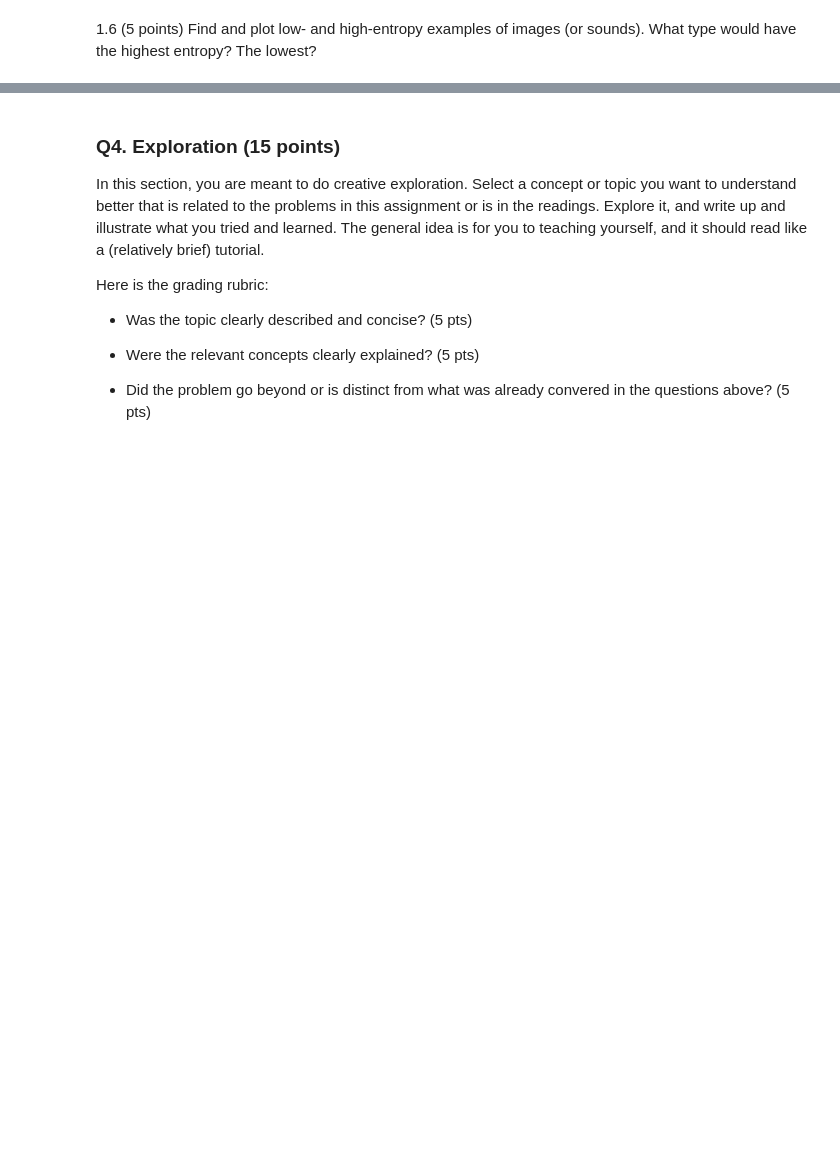
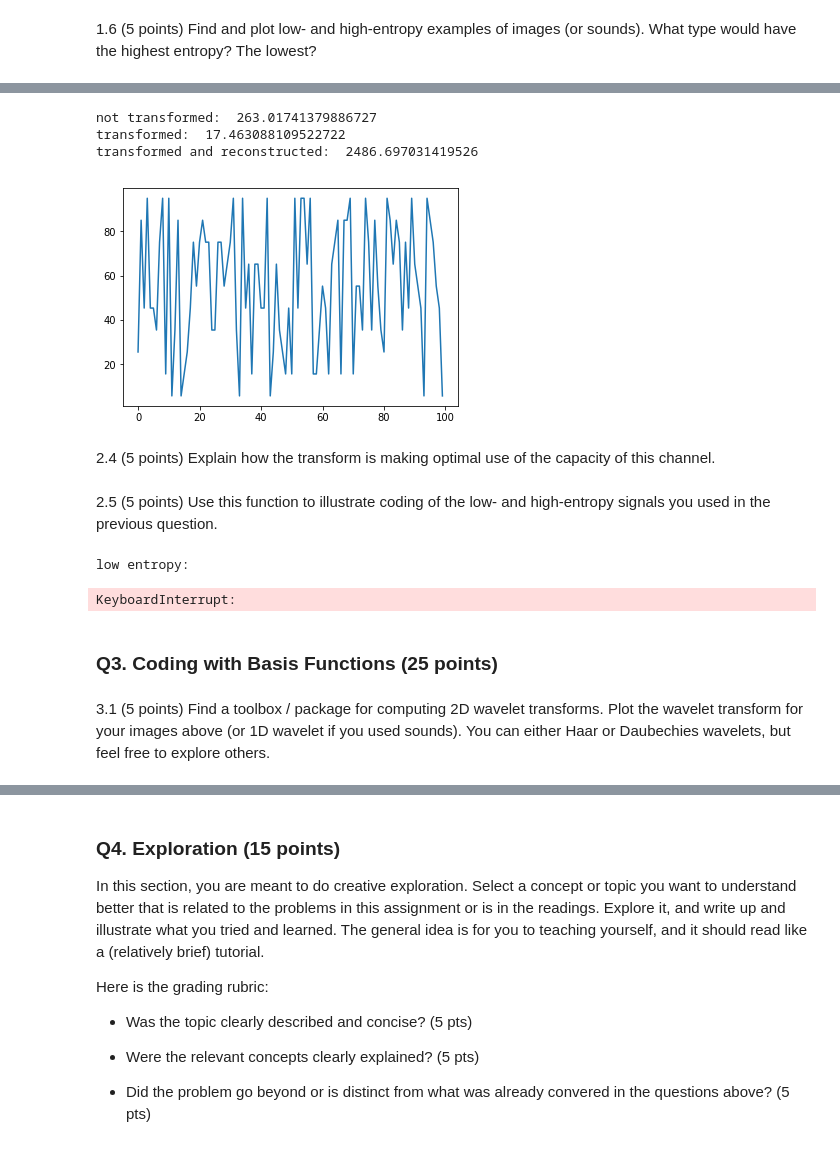
Before and after one commit to brennanmcfarland/computational-perception-class, a Jupyter notebook: CP-A2-bfm21.ipynb, the cells around one changed output, grey strips where cells are left out. Saved outputs shown, nothing was run; the diff lists cells and outputs as text; code cells hidden in the pictures; blank space fills up the shorter version.

```diff
--- a/CP-A2-bfm21.ipynb
+++ b/CP-A2-bfm21.ipynb
@@ -162,0 +181,3 @@ lowest entropy: pure noise?
+# %%
+def compute_reconstruction_error(signal, quantized_signal):
+    return np.sum(np.abs(signal-quantized_signal))
@@ -162,0 +190,38 @@ lowest entropy: pure noise?
+# %%
+# the log function actually works pretty well, so we'll just use that
+def transform_signal(signal_in):
+    signal = np.copy(signal_in)
+    return np.log2(signal)
+    #signal.sort()
+    #for s, sample in enumerate(signal):
+    #    if signal[s] != 0:
+    #        signal[s] *= s/len(signal)/signal[s]
+    #return signal
+
+def inverse_transform_signal(signal_in):
+    signal = np.copy(signal_in)
+    #return signal
+    return np.square(signal)
+# %%
+test_signal = np.random.uniform(0, 100, 100)
+#print(test_signal)
+quantized_test_signal = quantize(test_signal, 10)
+transformed_test_signal = transform_signal(test_signal)
+#print(transformed_test_signal)
+quantized_transformed_test_signal = quantize(transformed_test_signal, 10)
+quantized_reconstructed_test_signal = inverse_transform_signal(quantized_transformed_test_signal)
+plt.plot(quantized_test_signal)
+print("not transformed: ", compute_reconstruction_error(test_signal, quantized_test_signal))
+# TODO: is this right now? the transformed quantized relative to transformed is consistently lower, but not reconstructed
+# this may be what is meant, or maybe just good enough, in which case delete the last print statement
+print("transformed: ", compute_reconstruction_error(transformed_test_signal, quantized_transformed_test_signal))
+print("transformed and reconstructed: ", compute_reconstruction_error(test_signal, quantized_reconstructed_test_signal))
+# %% [output]
+not transformed:  263.01741379886727
+transformed:  17.463088109522722
+transformed and reconstructed:  2486.697031419526
+[figure, added]
+# %% [markdown]
+2.4 (5 points) Explain how the transform is making optimal use of the capacity of this channel.
+# %% [markdown]
+2.5 (5 points) Use this function to illustrate coding of the low- and high-entropy signals you used in the previous question.
@@ -162,0 +236,22 @@ lowest entropy: pure noise?
+# %%
+print('low entropy:')
+path = 'data/IMG_0697.JPG'
+img = imread(path).flatten()
+transformed_img = transform_signal(img)
+quantized_transformed_img = quantize(transformed_img, 10)
+# TODO: make sure this consistent with above
+print('reconstruction error: ', compute_reconstruction_error(transformed_img, quantized_transformed_img))
+print('high entropy:')
+path = 'data/intro_img.png'
+img = imread(path).flatten()
+transformed_img = transform_signal(img)
+quantized_transformed_img = quantize(transformed_img, 10)
+# TODO: make sure this consistent with above
+print('reconstruction error: ', compute_reconstruction_error(transformed_img, quantized_transformed_img))
+# %% [output]
+low entropy:
+KeyboardInterrupt:
+# %% [markdown]
+### Q3. Coding with Basis Functions (25 points)
+# %% [markdown]
+3.1 (5 points) Find a toolbox / package for computing 2D wavelet transforms.  Plot the wavelet transform for your images above (or 1D wavelet if you used sounds).  You can either Haar or Daubechies wavelets, but feel free to explore others.
```
Also changed, not shown: parts of 34 cells of this notebook.
